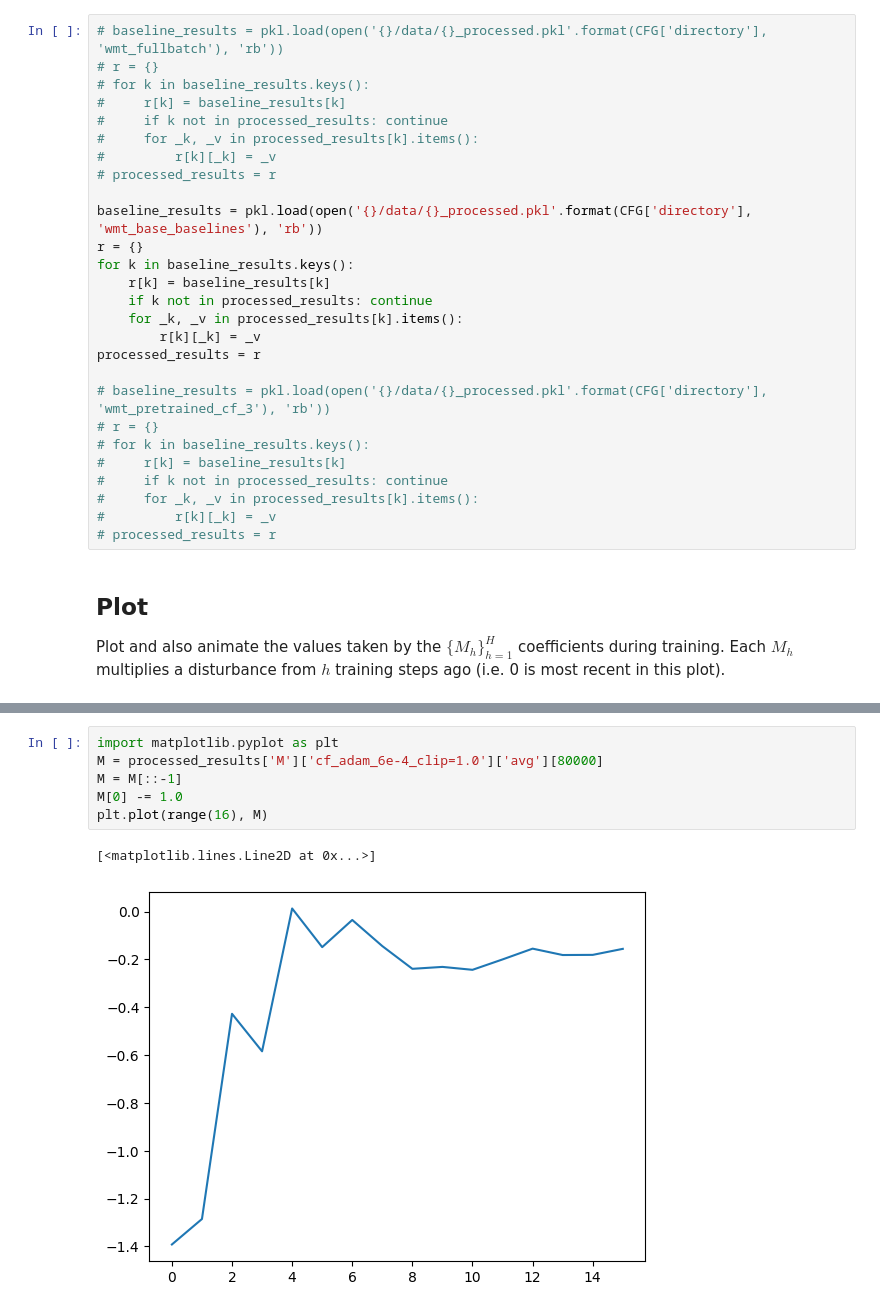
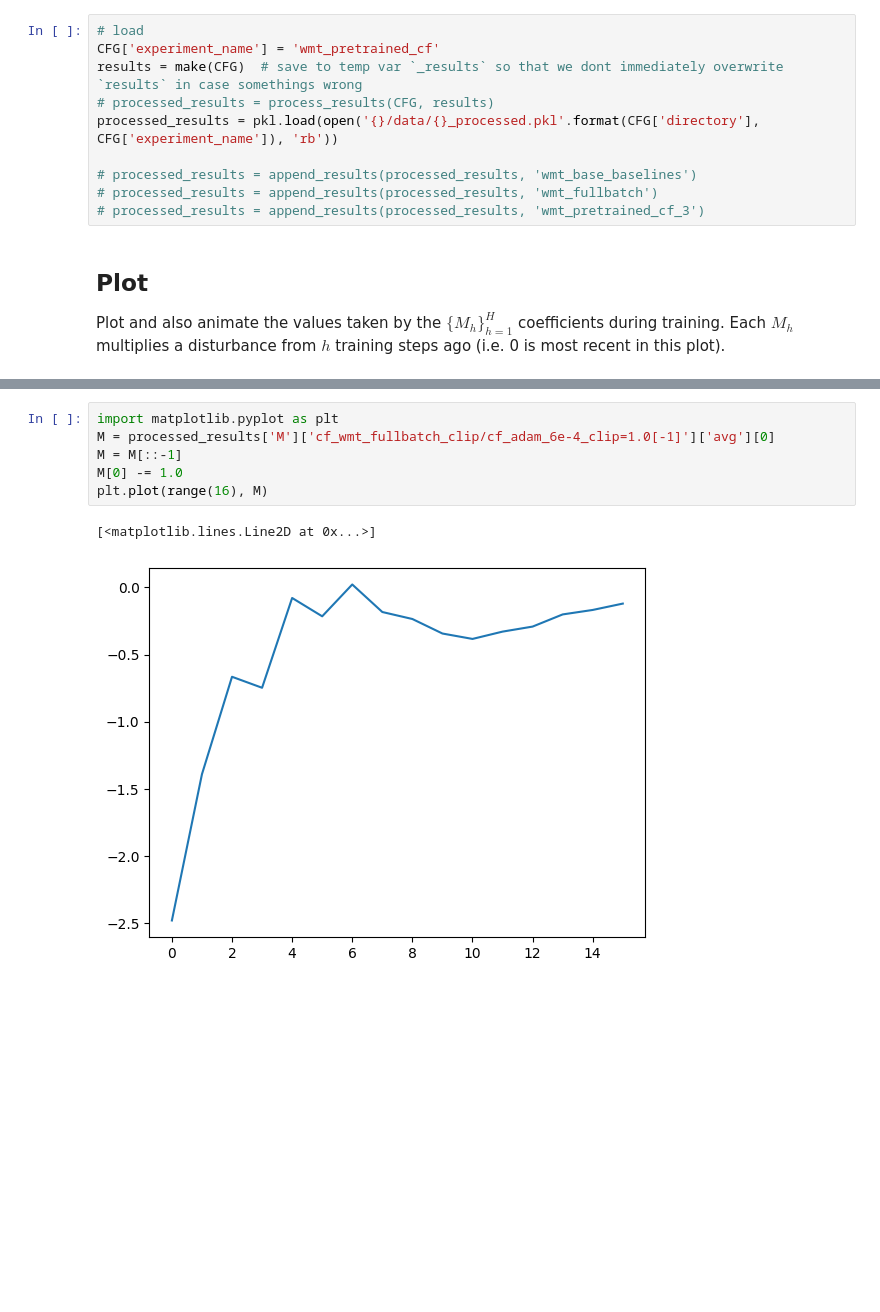
Before and after one commit to edogariu/meta_opt, a Jupyter notebook: notebooks/plotting.ipynb, the cells around one changed output, grey strips where cells are left out. Saved outputs shown, nothing was run; the diff lists cells and outputs as text; blank space fills up the shorter version.

```diff
--- a/notebooks/plotting.ipynb
+++ b/notebooks/plotting.ipynb
@@ -414,33 +414,16 @@ if anim is not None:
 # spare code
 # %% [markdown]
 ## Load
-# %%
-# baseline_results = pkl.load(open('{}/data/{}_processed.pkl'.format(CFG['directory'], 'wmt_fullbatch'), 'rb'))
-# r = {}
-# for k in baseline_results.keys():
-#     r[k] = baseline_results[k]
-#     if k not in processed_results: continue
-#     for _k, _v in processed_results[k].items():
-#         r[k][_k] = _v
-# processed_results = r
-
-baseline_results = pkl.load(open('{}/data/{}_processed.pkl'.format(CFG['directory'], 'wmt_base_baselines'), 'rb'))
-r = {}
-for k in baseline_results.keys():
-    r[k] = baseline_results[k]
-    if k not in processed_results: continue
-    for _k, _v in processed_results[k].items():
-        r[k][_k] = _v
-processed_results = r
-
-# baseline_results = pkl.load(open('{}/data/{}_processed.pkl'.format(CFG['directory'], 'wmt_pretrained_cf_3'), 'rb'))
-# r = {}
-# for k in baseline_results.keys():
-#     r[k] = baseline_results[k]
-#     if k not in processed_results: continue
-#     for _k, _v in processed_results[k].items():
-#         r[k][_k] = _v
-# processed_results = r
+# %%
+# load
+CFG['experiment_name'] = 'wmt_pretrained_cf'
+results = make(CFG)  # save to temp var `_results` so that we dont immediately overwrite `results` in case somethings wrong
+# processed_results = process_results(CFG, results)
+processed_results = pkl.load(open('{}/data/{}_processed.pkl'.format(CFG['directory'], CFG['experiment_name']), 'rb'))
+
+# processed_results = append_results(processed_results, 'wmt_base_baselines')
+# processed_results = append_results(processed_results, 'wmt_fullbatch')
+# processed_results = append_results(processed_results, 'wmt_pretrained_cf_3')
 # %% [markdown]
 ## Plot
 Plot and also animate the values taken by the $\{M_h\}_{h=1}^H$ coefficients during training. Each $M_h$ multiplies a disturbance from $h$ training steps ago (i.e. 0 is most recent in this plot).
@@ -516,9 +503,9 @@ if anim is not None:
 # %%
 import matplotlib.pyplot as plt
-M = processed_results['M']['cf_adam_6e-4_clip=1.0']['avg'][80000]
+M = processed_results['M']['cf_wmt_fullbatch_clip/cf_adam_6e-4_clip=1.0[-1]']['avg'][0]
 M = M[::-1]
 M[0] -= 1.0
 plt.plot(range(16), M)
 # %% [output]
 [<matplotlib.lines.Line2D at 0x...>]
-[figure, old version]
+[figure, new version]
```
Also changed, not shown: parts of 3 cells of this notebook, 3 other files.
